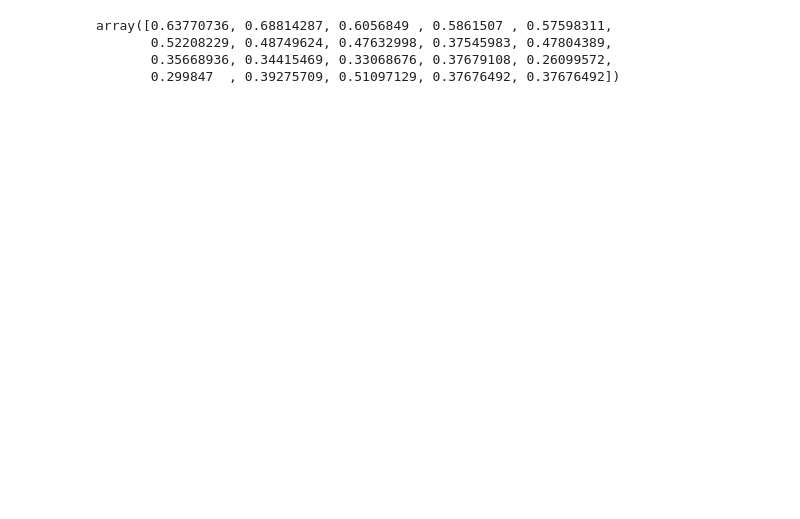
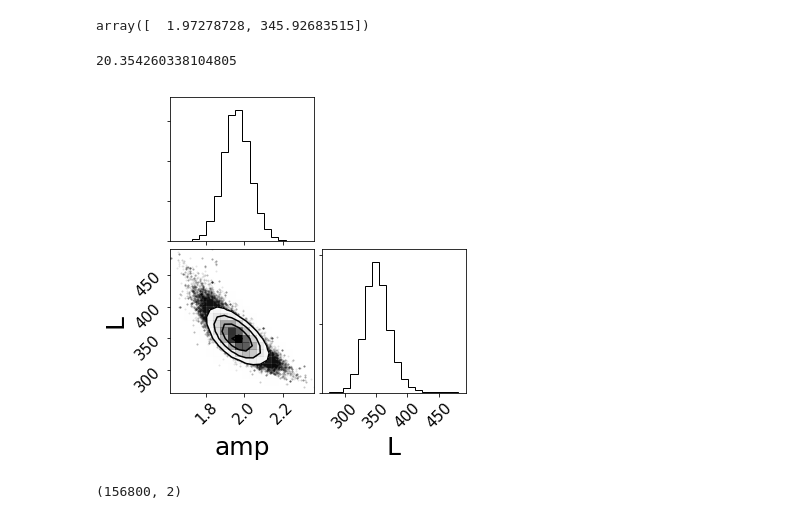
Before and after one commit to tagordon/k2rot, a Jupyter notebook: round/figures/map.ipynb, the cells around one changed output. Cells and saved outputs as stored; diff of their text form; code cells hidden in the pictures; blank space fills up the shorter version.

```diff
--- a/round/figures/map.ipynb
+++ b/round/figures/map.ipynb
@@ -184,11 +184,54 @@ pl.savefig("balance_z_hist.pdf")
-# %%
-a, b = cb.get_clim()
-(cvar - a)/(b-a)
-# %% [output]
-array([0.63770736, 0.68814287, 0.6056849 , 0.5861507 , 0.57598311,
-       0.52208229, 0.48749624, 0.47632998, 0.37545983, 0.47804389,
-       0.35668936, 0.34415469, 0.33068676, 0.37679108, 0.26099572,
-       0.299847  , 0.39275709, 0.51097129, 0.37676492, 0.37676492])
+# %%
+soln[0]
+# %% [output]
+array([  1.97278728, 345.92683515])
+# %%
+import emcee
+
+def log_likelihood(theta, x, y, yerr):
+    amp, L, log_f = theta
+    model = amp*np.exp(-x/L)
+    sigma2 = yerr ** 2 + model ** 2 * np.exp(2 * log_f)
+    return -0.5 * np.sum((y - model) ** 2 / sigma2 + np.log(sigma2))
+
+def log_prior(theta):
+    amp, L, log_f = theta
+    if 0.0 < amp < 5.0 and 100.0 < L < 500.0 and -10.0 < log_f < 1.0:
+        return 0.0
+    return -np.inf
+
+def log_probability(theta, x, y, yerr):
+    lp = log_prior(theta)
+    if not np.isfinite(lp):
+        return -np.inf
+    return lp + log_likelihood(theta, x, y, yerr)
+
+pos = np.array([2.0, 345, 0.0]) + 1e-4 * np.random.randn(32, 3)
+nwalkers, ndim = pos.shape
+
+sampler = emcee.EnsembleSampler(nwalkers, ndim, log_probability, args=(xvar, yvar, np.zeros(len(xvar))))
+sampler.run_mcmc(pos, 5000);
+# %%
+pl.rc('xtick', labelsize=15)
+pl.rc('ytick', labelsize=15)
+pl.rc('axes', labelsize=25)
+pl.rc('axes', titlesize=30)
+pl.rc('legend', handlelength=1)
+pl.rc('legend', fontsize=20)
+pl.rc('image', cmap='Spectral_r')
+
+import corner
+fig = corner.corner(
+    sampler.get_chain(flat=True, discard=100)[:, :2], labels=['amp', 'L'], smooth=1)
+
+np.std(sampler.get_chain(flat=True, discard=100)[:, 1])
+# %% [output]
+20.354260338104805
+[figure, added]
+# %%
+np.shape(sampler.get_chain(flat=True, discard=100)[:, :2])
+# %% [output]
+(156800, 2)
 # %%
 ret = binned_statistic_2d(np.abs(y), np.abs(z), perdiff, statistic=balance, bins=[20, 20])
 pl.figure(figsize=(10, 10))
```
Also changed, not shown: parts of 12 cells of this notebook, 14 other files.
